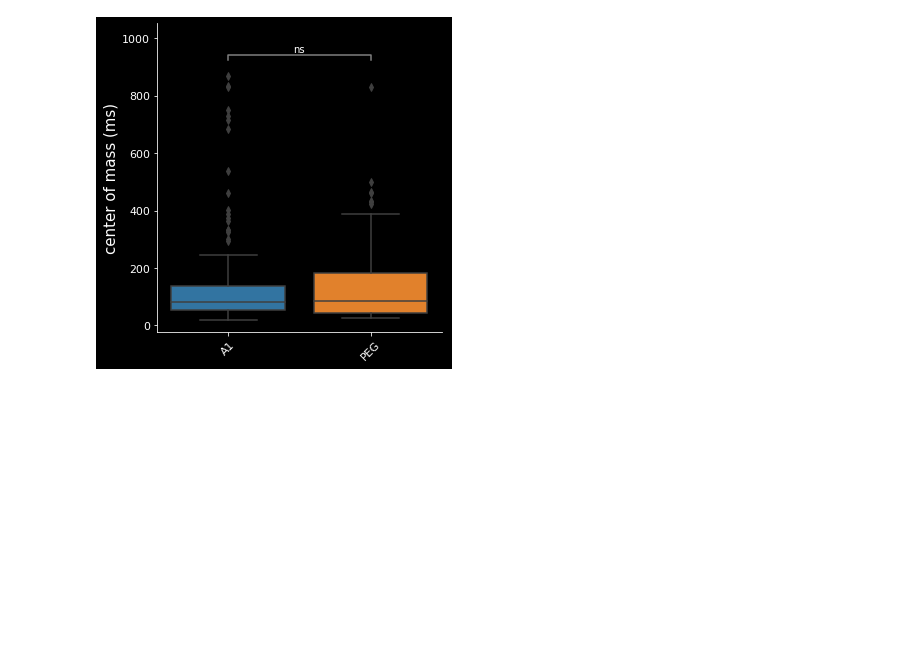
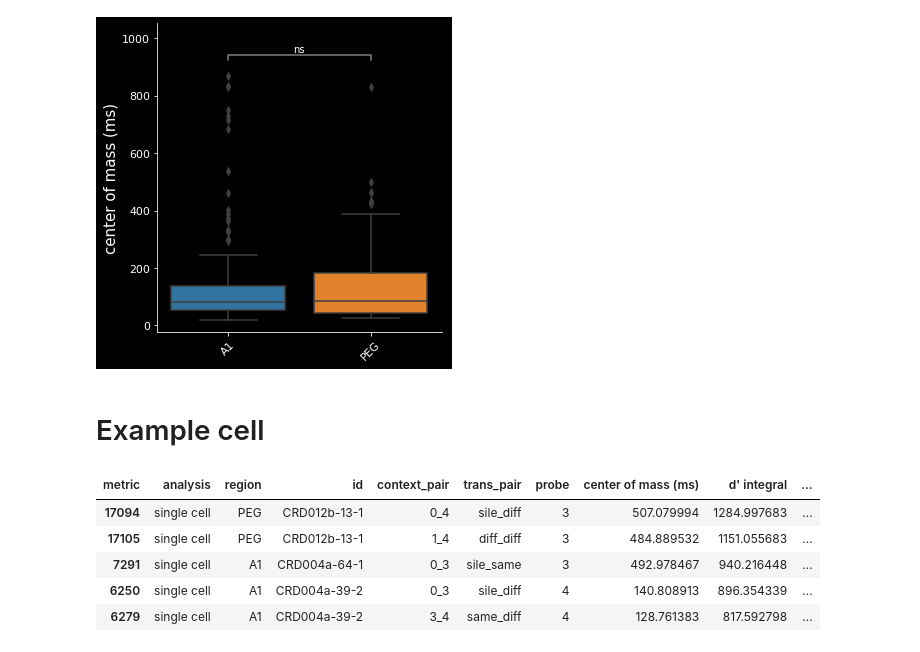
Before and after one commit to Mateo-Lopez-Espejo/context_probe_analysis, a Jupyter notebook: reports/210316_EARS_talk.ipynb, the cells around one changed output. Saved outputs shown, nothing was run; the diff lists cells and outputs as text; code cells hidden in the pictures; blank space fills up the shorter version.

```diff
--- a/reports/210316_EARS_talk.ipynb
+++ b/reports/210316_EARS_talk.ipynb
@@ -690,3 +679,18 @@ title =f'{analysis}_post_hoc_region'
 savefig(fig, "EARS_figures", title)
 # %% [output]
 [figure]
+# %% [markdown]
+# Example cell
+# %%
+best_cells = pivoted.loc[(pivoted.analysis == 'single cell') &
+                         (pivoted['center of mass (ms)'] > 100),:]
+# best_cells = best_cells.sort_values(by=["mean d'", 'center of mass (ms)'], ascending=[False, False])
+best_cells = best_cells.sort_values(by=["d' integral", 'center of mass (ms)'], ascending=[False, False])
+display(best_cells.head(5))
+# %% [output]
+| metric | analysis | region | id | context_pair | trans_pair | probe | center of mass (ms) | d' integral | ... |
+| 17094 | single cell | PEG | CRD012b-13-1 | 0_4 | sile_diff | 3 | 507.079994 | 1284.997683 | ... |
+| 17105 | single cell | PEG | CRD012b-13-1 | 1_4 | diff_diff | 3 | 484.889532 | 1151.055683 | ... |
+| 7291 | single cell | A1 | CRD004a-64-1 | 0_3 | sile_same | 3 | 492.978467 | 940.216448 | ... |
+| 6250 | single cell | A1 | CRD004a-39-2 | 0_3 | sile_diff | 4 | 140.808913 | 896.354339 | ... |
+| 6279 | single cell | A1 | CRD004a-39-2 | 3_4 | same_diff | 4 | 128.761383 | 817.592798 | ... |
```
Also changed, not shown: parts of 13 cells of this notebook, 1 other file.
